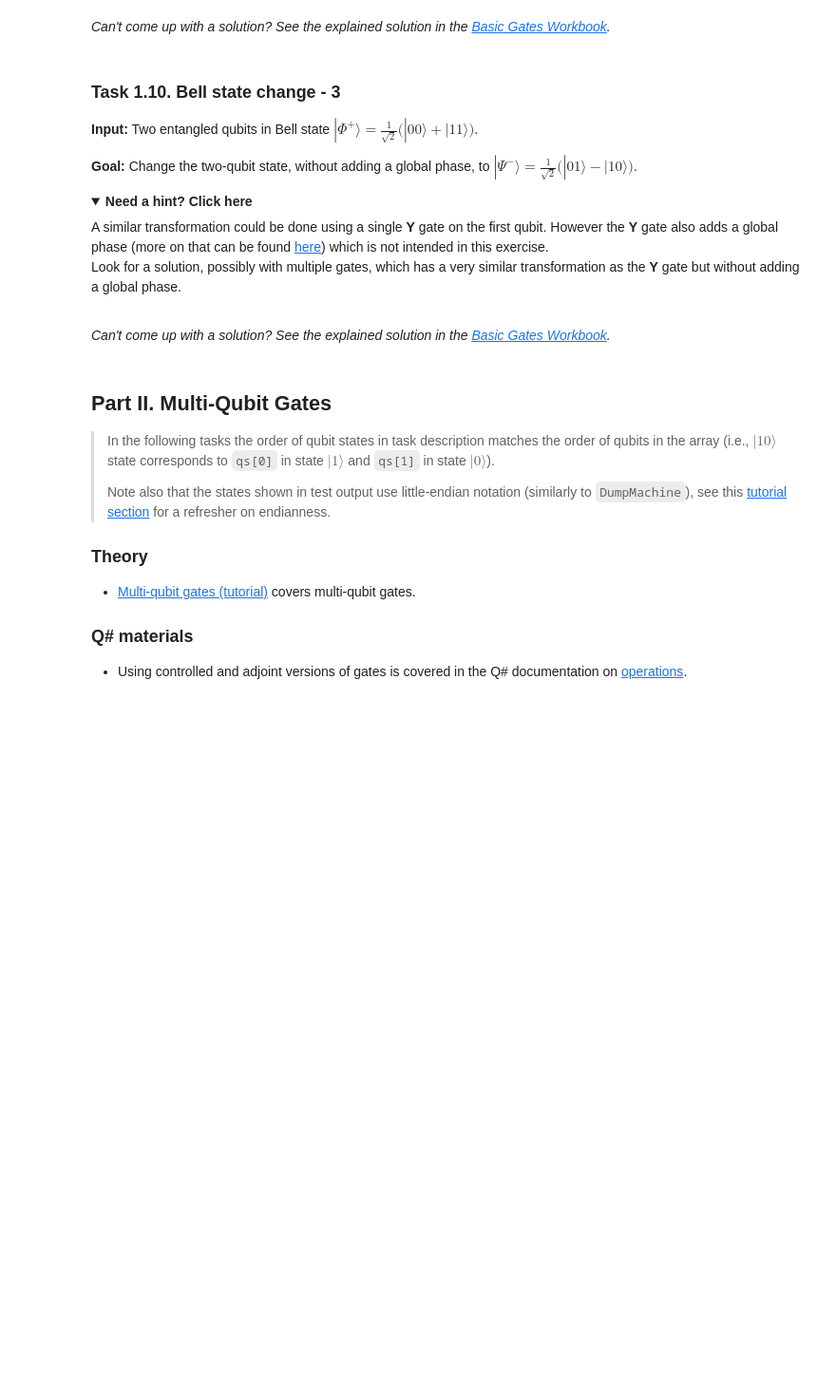
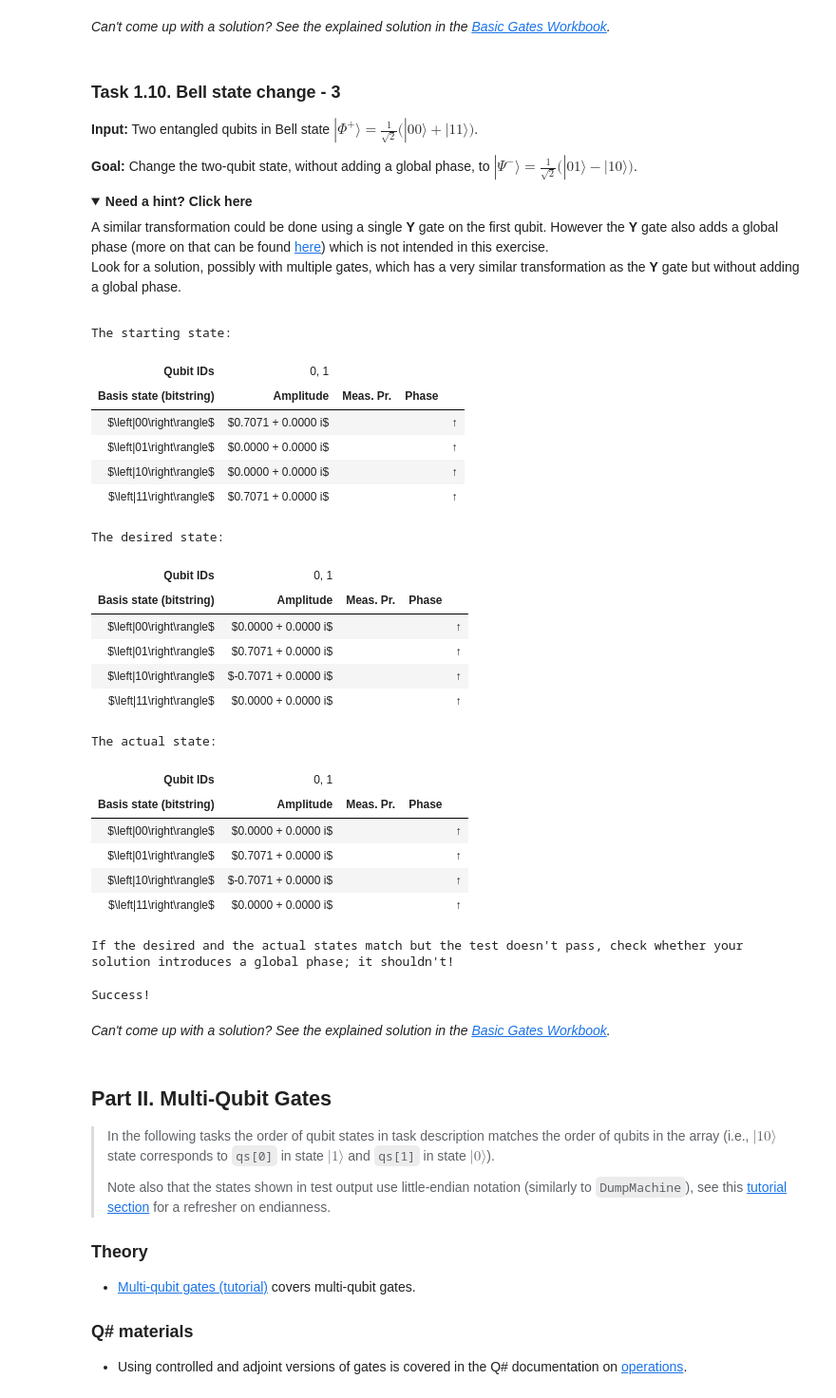
Before and after one commit to jgoicoec/QuantumKatas, a Jupyter notebook: BasicGates/BasicGates.ipynb, the cells around one changed output. Shown: that part at 95% size. Saved outputs shown, nothing was run; the diff lists cells and outputs as text; code cells hidden in the pictures; folded sections open; blank space fills up the shorter version.

```diff
--- a/BasicGates/BasicGates.ipynb
+++ b/BasicGates/BasicGates.ipynb
@@ -358,9 +406,35 @@ Look for a solution, possibly with multiple gates, which has a very similar tran
 # %%
 %kata T110_BellStateChange3
 
 operation BellStateChange3 (qs : Qubit[]) : Unit is Adj+Ctl {
     // ...
+    Z(qs[0]);
+    X(qs[1]);
 }
+# %% [output]
+The starting state:
+| Qubit IDs | 0, 1 |
+| Basis state (bitstring) | Amplitude | Meas. Pr. | Phase |
+| $\left|00\right\rangle$ | $0.7071 + 0.0000 i$ |  |  | ↑ |
+| $\left|01\right\rangle$ | $0.0000 + 0.0000 i$ |  |  | ↑ |
+| $\left|10\right\rangle$ | $0.0000 + 0.0000 i$ |  |  | ↑ |
+| $\left|11\right\rangle$ | $0.7071 + 0.0000 i$ |  |  | ↑ |
+The desired state:
+| Qubit IDs | 0, 1 |
+| Basis state (bitstring) | Amplitude | Meas. Pr. | Phase |
+| $\left|00\right\rangle$ | $0.0000 + 0.0000 i$ |  |  | ↑ |
+| $\left|01\right\rangle$ | $0.7071 + 0.0000 i$ |  |  | ↑ |
+| $\left|10\right\rangle$ | $-0.7071 + 0.0000 i$ |  |  | ↑ |
+| $\left|11\right\rangle$ | $0.0000 + 0.0000 i$ |  |  | ↑ |
+The actual state:
+| Qubit IDs | 0, 1 |
+| Basis state (bitstring) | Amplitude | Meas. Pr. | Phase |
+| $\left|00\right\rangle$ | $0.0000 + 0.0000 i$ |  |  | ↑ |
+| $\left|01\right\rangle$ | $0.7071 + 0.0000 i$ |  |  | ↑ |
+| $\left|10\right\rangle$ | $-0.7071 + 0.0000 i$ |  |  | ↑ |
+| $\left|11\right\rangle$ | $0.0000 + 0.0000 i$ |  |  | ↑ |
+If the desired and the actual states match but the test doesn't pass, check whether your solution introduces a global phase; it shouldn't!
+Success!
 # %% [markdown]
 *Can't come up with a solution? See the explained solution in the [Basic Gates Workbook](./Workbook_BasicGates.ipynb#Task-1.10.-Bell-state-change---3).*
 # %% [markdown]
```
Also changed, not shown: parts of 4 cells of this notebook, 3 other files.
